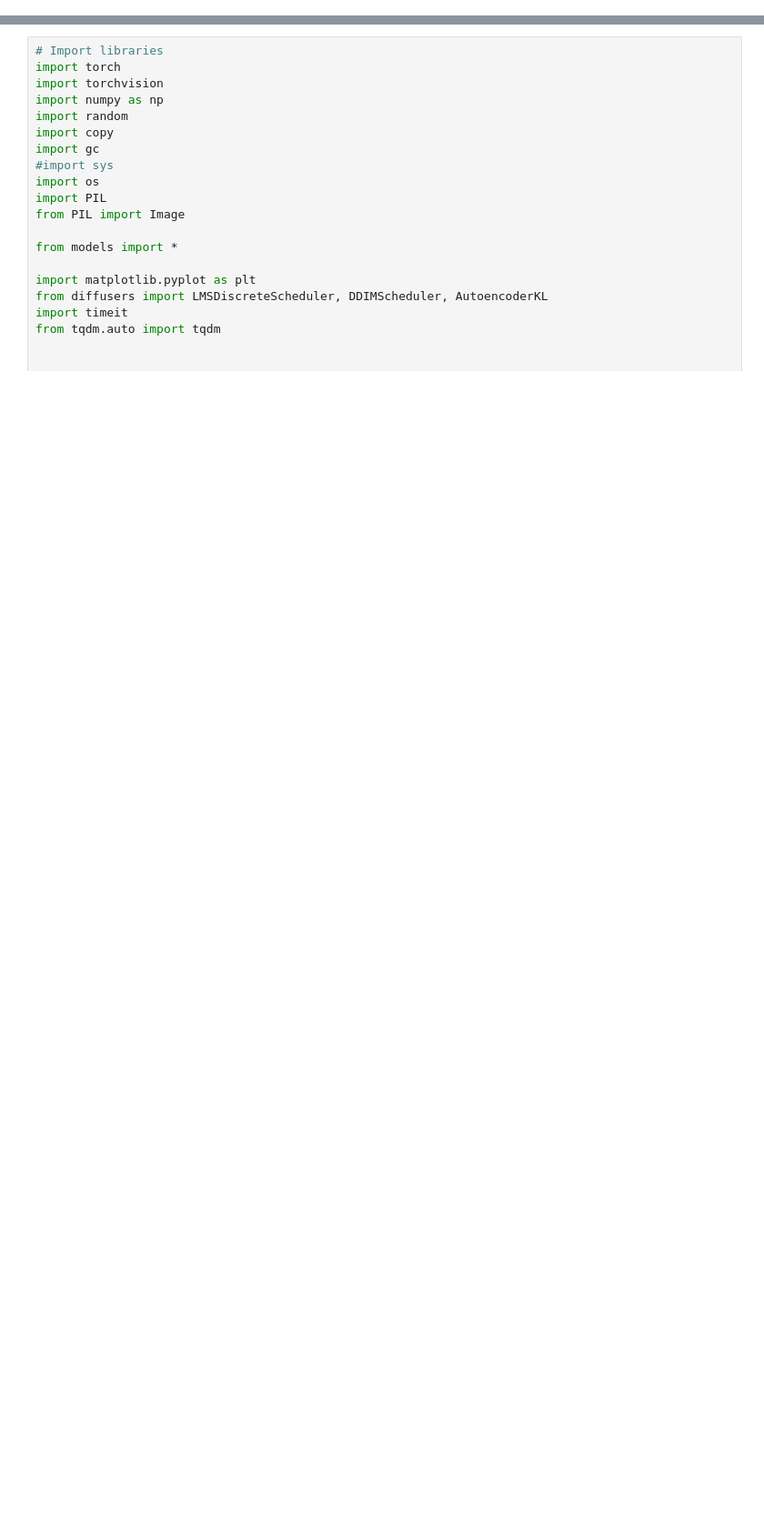
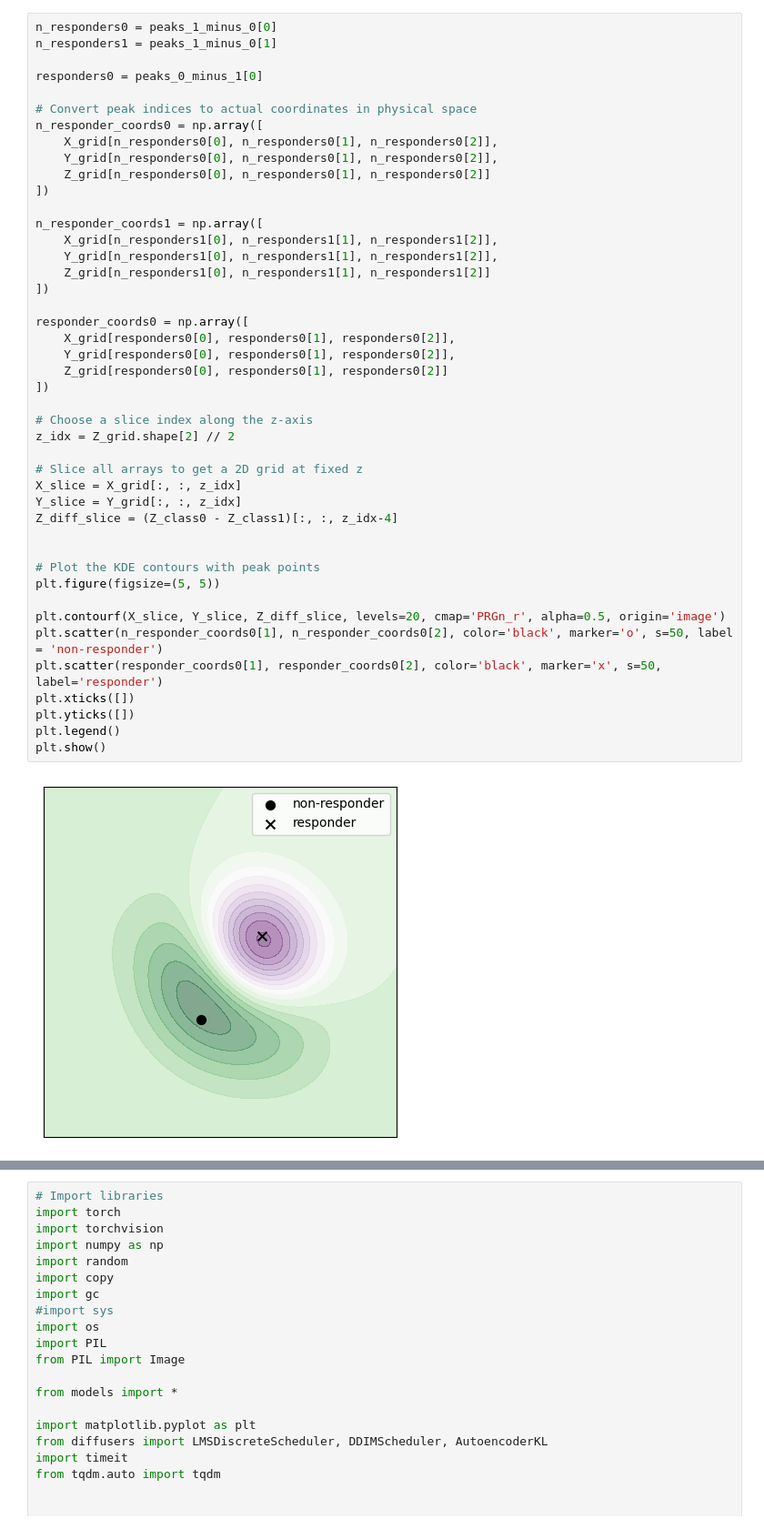
Before and after one commit to ruchi-sandilya/Nonlinear_counterfactuals, a Jupyter notebook: DICED_for_E-Field/Counterfactual_Explainability_DICED.ipynb, the cells around one changed output, grey strips where cells are left out. Shown at 91% size. Drawn from its saved outputs; the diff is of its cells as text; blank space fills up the shorter version.

```diff
--- a/DICED_for_E-Field/Counterfactual_Explainability_DICED.ipynb
+++ b/DICED_for_E-Field/Counterfactual_Explainability_DICED.ipynb
@@ -149,2 +361,48 @@ plt.show()
+# %%
+n_responders0 = peaks_1_minus_0[0]
+n_responders1 = peaks_1_minus_0[1]
+
+responders0 = peaks_0_minus_1[0]
+
+# Convert peak indices to actual coordinates in physical space
+n_responder_coords0 = np.array([
+    X_grid[n_responders0[0], n_responders0[1], n_responders0[2]],
+    Y_grid[n_responders0[0], n_responders0[1], n_responders0[2]],
+    Z_grid[n_responders0[0], n_responders0[1], n_responders0[2]]
+])
+
+n_responder_coords1 = np.array([
+    X_grid[n_responders1[0], n_responders1[1], n_responders1[2]],
+    Y_grid[n_responders1[0], n_responders1[1], n_responders1[2]],
+    Z_grid[n_responders1[0], n_responders1[1], n_responders1[2]]
+])
+
+responder_coords0 = np.array([
+    X_grid[responders0[0], responders0[1], responders0[2]],
+    Y_grid[responders0[0], responders0[1], responders0[2]],
+    Z_grid[responders0[0], responders0[1], responders0[2]]
+])
+
+# Choose a slice index along the z-axis
+z_idx = Z_grid.shape[2] // 2
+
+# Slice all arrays to get a 2D grid at fixed z
+X_slice = X_grid[:, :, z_idx]
+Y_slice = Y_grid[:, :, z_idx]
+Z_diff_slice = (Z_class0 - Z_class1)[:, :, z_idx-4]
+
+
+# Plot the KDE contours with peak points
+plt.figure(figsize=(5, 5))
+
+plt.contourf(X_slice, Y_slice, Z_diff_slice, levels=20, cmap='PRGn_r', alpha=0.5, origin='image')
+plt.scatter(n_responder_coords0[1], n_responder_coords0[2], color='black', marker='o', s=50, label = 'non-responder')
+plt.scatter(responder_coords0[1], responder_coords0[2], color='black', marker='x', s=50, label='responder')
+plt.xticks([])
+plt.yticks([])
+plt.legend()
+plt.show()
+# %% [output]
+[figure, added]
 # %% [markdown]
 # Counterfactual Transformation
```
Also changed, not shown: parts of 33 cells of this notebook.
